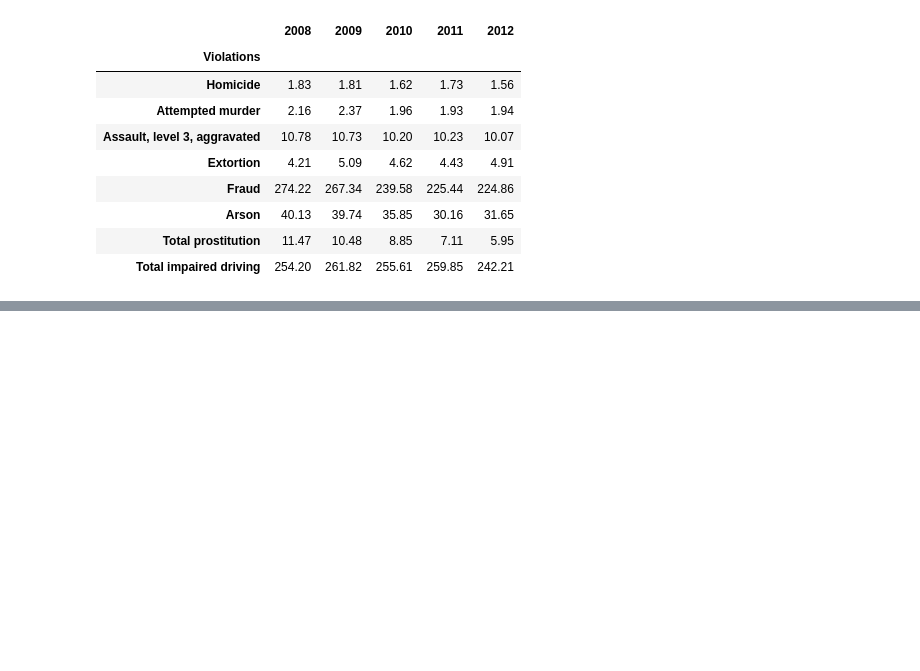
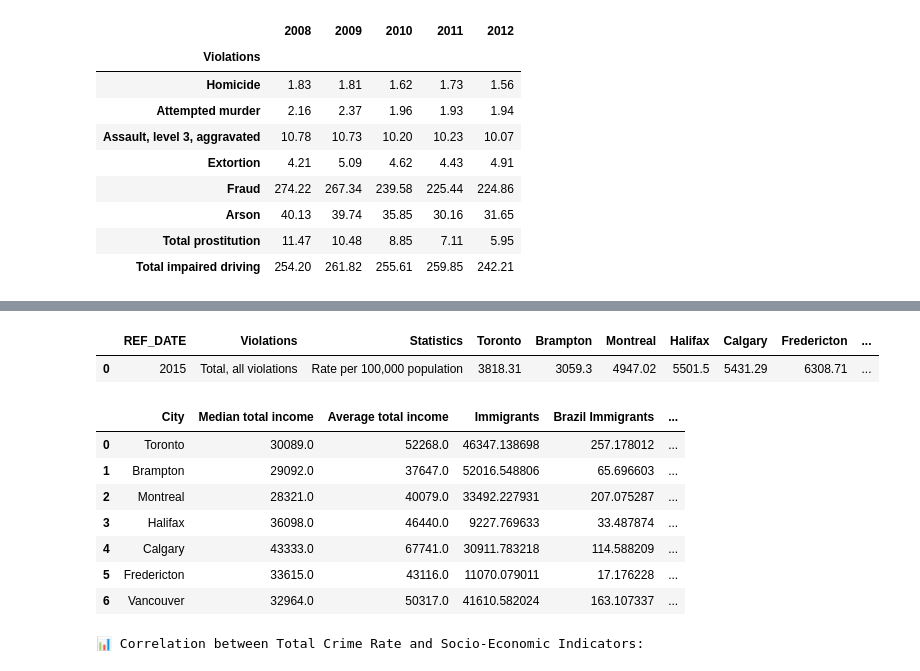
Before and after one commit to priyyal/crime-analysis-canada, a Jupyter notebook: crime_clean.ipynb, the cells around one changed output, grey strips where cells are left out. Saved outputs shown, nothing was run; the diff lists cells and outputs as text; code cells hidden in the pictures; blank space fills up the shorter version.

Commit message:
Analyze data

```diff
--- a/crime_clean.ipynb
+++ b/crime_clean.ipynb
@@ -115,8 +115,10 @@ for index, df in enumerate(socio_economic_dfs):
 merge_prep_dfs = [df.loc[:, ["Characteristics", "Rate per 100k population"]].rename(columns={"Rate per 100k population": f"{cities[index]} Rate per 100k population"}) for index, df in enumerate(socio_economic_dfs)]
 
 merged_socio_economic_df = merge_prep_dfs[0]
+merged_socio_economic_df["Characteristics"] = [txt.strip() for txt in merged_socio_economic_df["Characteristics"]]
 
 for df in merge_prep_dfs[1:]:
+    df["Characteristics"] = [txt.strip() for txt in df["Characteristics"]]
     merged_socio_economic_df = pd.merge(merged_socio_economic_df, df, how="left", on="Characteristics")
 
 
@@ -171,3 +179,70 @@ merged_cities_crime_df
 | 2023 | Total, all violations | Rate per 100,000 population | 5326.74 | 3408.14 | 5415.87 | 5967.30 | 5681.60 | 8852.26 | 6924.62 |
 # %%
 # Plot 2015 crime rate with the cleaned census data
+# %%
+# --- Step 1: Canada Crime Trend (2008–2012) ---
+canada_trends = canada_crime_rate.T
+canada_trends.index.name = "Year"
+canada_trends.reset_index(inplace=True)
+
+# Preview national trends
+display(canada_trends.head())
+
+# --- Step 2: Provincial Crime Comparison (2008) ---
+# View available crimes to confirm what's valid
+display(pivoted_df["Violations"].unique())
+
+# Compare provinces by 'Fraud' rate
+fraud_2008 = pivoted_df[pivoted_df["Violations"] == "Fraud"]
+fraud_values = fraud_2008.drop(columns="Violations").T
+fraud_values.columns = ["Fraud Rate"]
+fraud_sorted = fraud_values.sort_values(by="Fraud Rate", ascending=False)
+print("Fraud rates per 100k population by province (2008):")
+display(fraud_sorted)
+
+# Compare provinces by 'Homicide' rate
+homicide_2008 = pivoted_df[pivoted_df["Violations"] == "Homicide"]
+homicide_values = homicide_2008.drop(columns="Violations").T
+homicide_values.columns = ["Homicide Rate"]
+homicide_sorted = homicide_values.sort_values(by="Homicide Rate", ascending=False)
+print("Homicide rates per 100k population by province (2008):")
+display(homicide_sorted)
+
+# --- Step 3: Crime Rates in Cities (2015) ---
+# Reset index in case REF_DATE is not actually the index
+crime_by_year = merged_cities_crime_df.reset_index()
+
+# Filter for 2015 data
+crime_2015 = crime_by_year[crime_by_year["REF_DATE"] == 2015]
+display(crime_2015.head())
+
+# --- Step 4: Clean column names for merging ---
+# Remove " Rate per 100k population" from socio-economic column names
+cleaned_columns = [col.replace(" Rate per 100k population", "") if col != "Characteristics" else col for col in merged_socio_economic_df.columns]
+merged_socio_economic_df.columns = cleaned_columns
+
+# --- Step 5: Transpose socio-economic data ---
+socio_transposed = merged_socio_economic_df.set_index("Characteristics").T.reset_index()
+socio_transposed.rename(columns={"index": "City"}, inplace=True)
+
+# --- Step 6: Extract 2015 total crime rates ---
+crime_2015 = crime_by_year[(crime_by_year["REF_DATE"] == 2015) & (crime_by_year["Violations"] == "Total, all violations")]
+crime_2015 = crime_2015.drop(columns=["REF_DATE", "Violations", "Statistics"]).T.reset_index()
+crime_2015.columns = ["City", "Total Crime Rate"]
+
+# --- Step 7: Merge both datasets on city name ---
+merged_city_crime = pd.merge(socio_transposed, crime_2015, on="City")
+display(merged_city_crime)
+
+# --- Step 8: Check correlation with selected factors ---
+factors_to_check = ["Median total income", "Immigrants", "Unemployed"]
+
+print("📊 Correlation between Total Crime Rate and Socio-Economic Indicators:\n")
+display(merged_city_crime.columns)
+for factor in factors_to_check:
+    if factor in merged_city_crime.columns:
+        corr = merged_city_crime["Total Crime Rate"].corr(merged_city_crime[factor])
+        print(f"{factor}: {corr:.3f}")
+    else:
+        print(f"{factor}: Not found in dataset")
+# %% [output]
@@ -173,0 +284,11 @@ merged_cities_crime_df
+|  | REF_DATE | Violations | Statistics | Toronto | Brampton | Montreal | Halifax | Calgary | Fredericton | ... |
+| 0 | 2015 | Total, all violations | Rate per 100,000 population | 3818.31 | 3059.3 | 4947.02 | 5501.5 | 5431.29 | 6308.71 | ... |
+|  | City | Median total income | Average total income | Immigrants | Brazil Immigrants | ... |
+| 0 | Toronto | 30089.0 | 52268.0 | 46347.138698 | 257.178012 | ... |
+| 1 | Brampton | 29092.0 | 37647.0 | 52016.548806 | 65.696603 | ... |
+| 2 | Montreal | 28321.0 | 40079.0 | 33492.227931 | 207.075287 | ... |
+| 3 | Halifax | 36098.0 | 46440.0 | 9227.769633 | 33.487874 | ... |
+| 4 | Calgary | 43333.0 | 67741.0 | 30911.783218 | 114.588209 | ... |
+| 5 | Fredericton | 33615.0 | 43116.0 | 11070.079011 | 17.176228 | ... |
+| 6 | Vancouver | 32964.0 | 50317.0 | 41610.582024 | 163.107337 | ... |
+📊 Correlation between Total Crime Rate and Socio-Economic Indicators:
```
Also changed, not shown: parts of 3 cells of this notebook.
